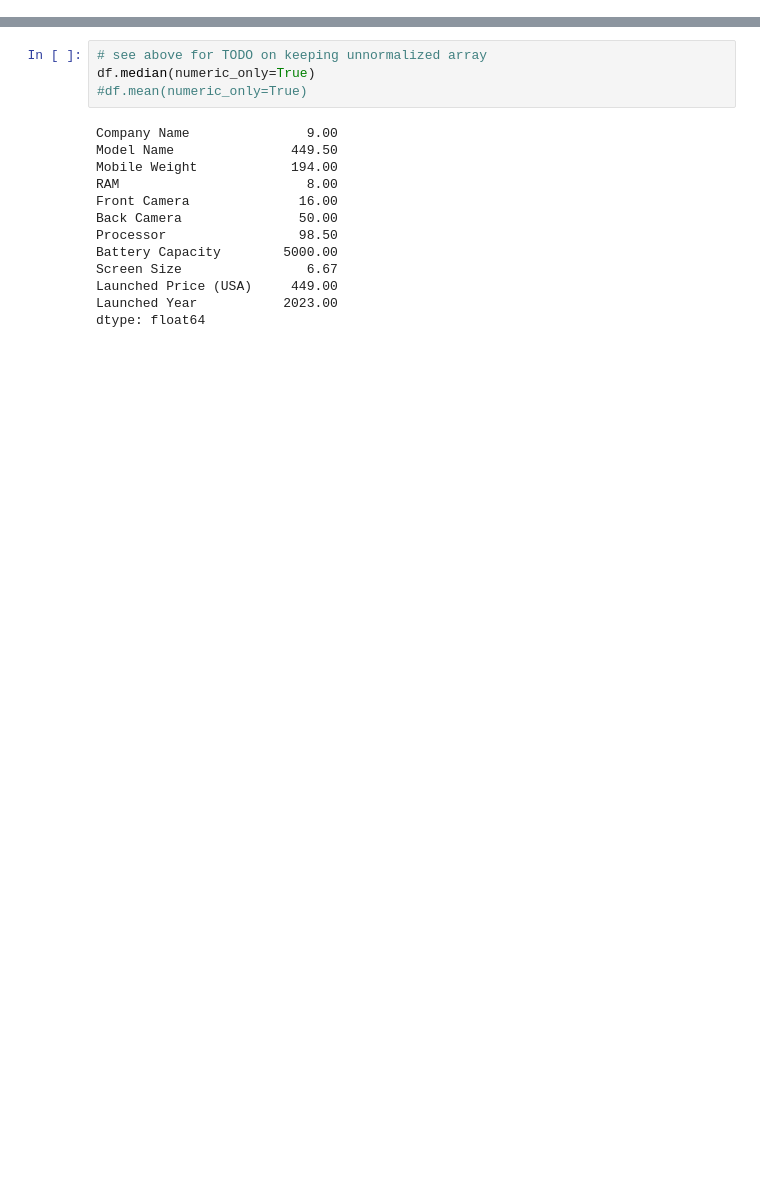
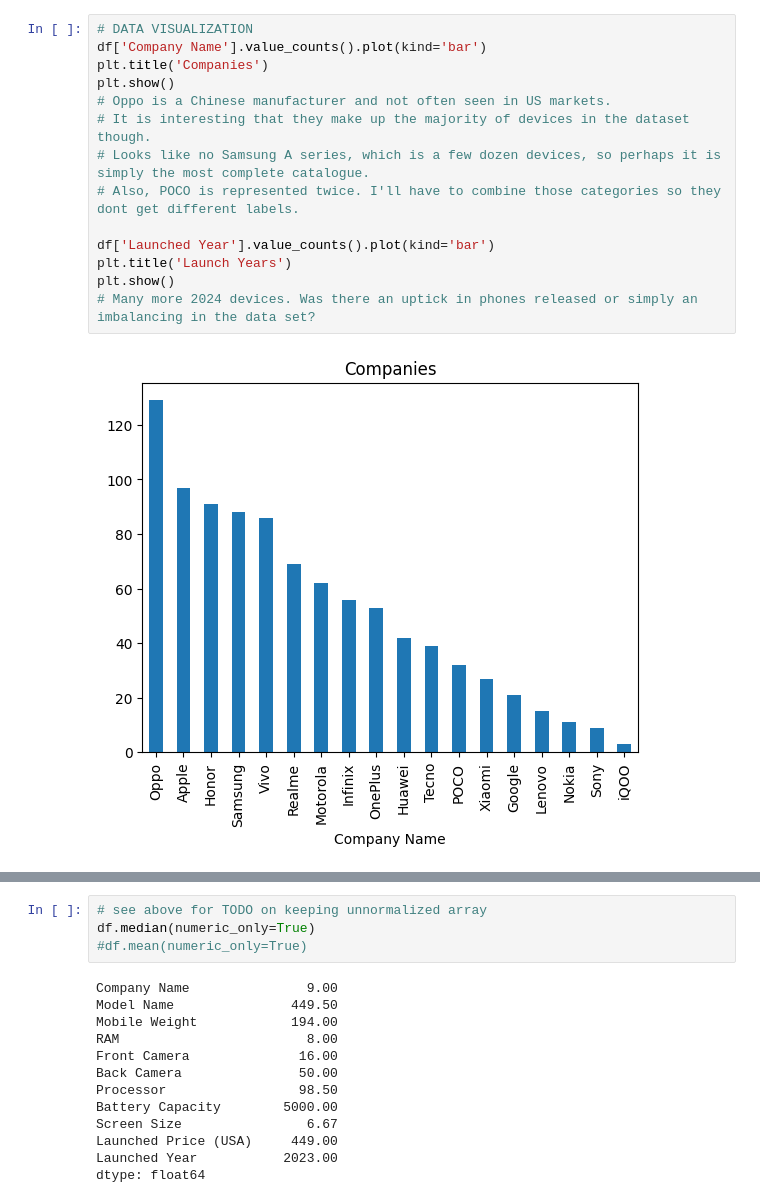
Before and after one commit to AllHailTheSheep/CIS3715, a Jupyter notebook: final/final.ipynb, the cells around one changed output, grey strips where cells are left out. Saved outputs shown, nothing was run; the diff lists cells and outputs as text; blank space fills up the shorter version.

Commit message:
add some data visualization

```diff
--- a/final/final.ipynb
+++ b/final/final.ipynb
@@ -27,3 +27,19 @@ Data columns (total 15 columns):
  14  Launched Year              930 non-null    int64
 dtypes: int64(1), object(14)
 memory usage: 109.1+ KB
+# %%
+# DATA VISUALIZATION
+df['Company Name'].value_counts().plot(kind='bar')
+plt.title('Companies')
+plt.show()
+# Oppo is a Chinese manufacturer and not often seen in US markets.
+# It is interesting that they make up the majority of devices in the dataset though.
+# Looks like no Samsung A series, which is a few dozen devices, so perhaps it is simply the most complete catalogue.
+# Also, POCO is represented twice. I'll have to combine those categories so they dont get different labels.
+
+df['Launched Year'].value_counts().plot(kind='bar')
+plt.title('Launch Years')
+plt.show()
+# Many more 2024 devices. Was there an uptick in phones released or simply an imbalancing in the data set?
+# %% [output]
+[figure, added]
```
Also changed, not shown: parts of 3 cells of this notebook.
